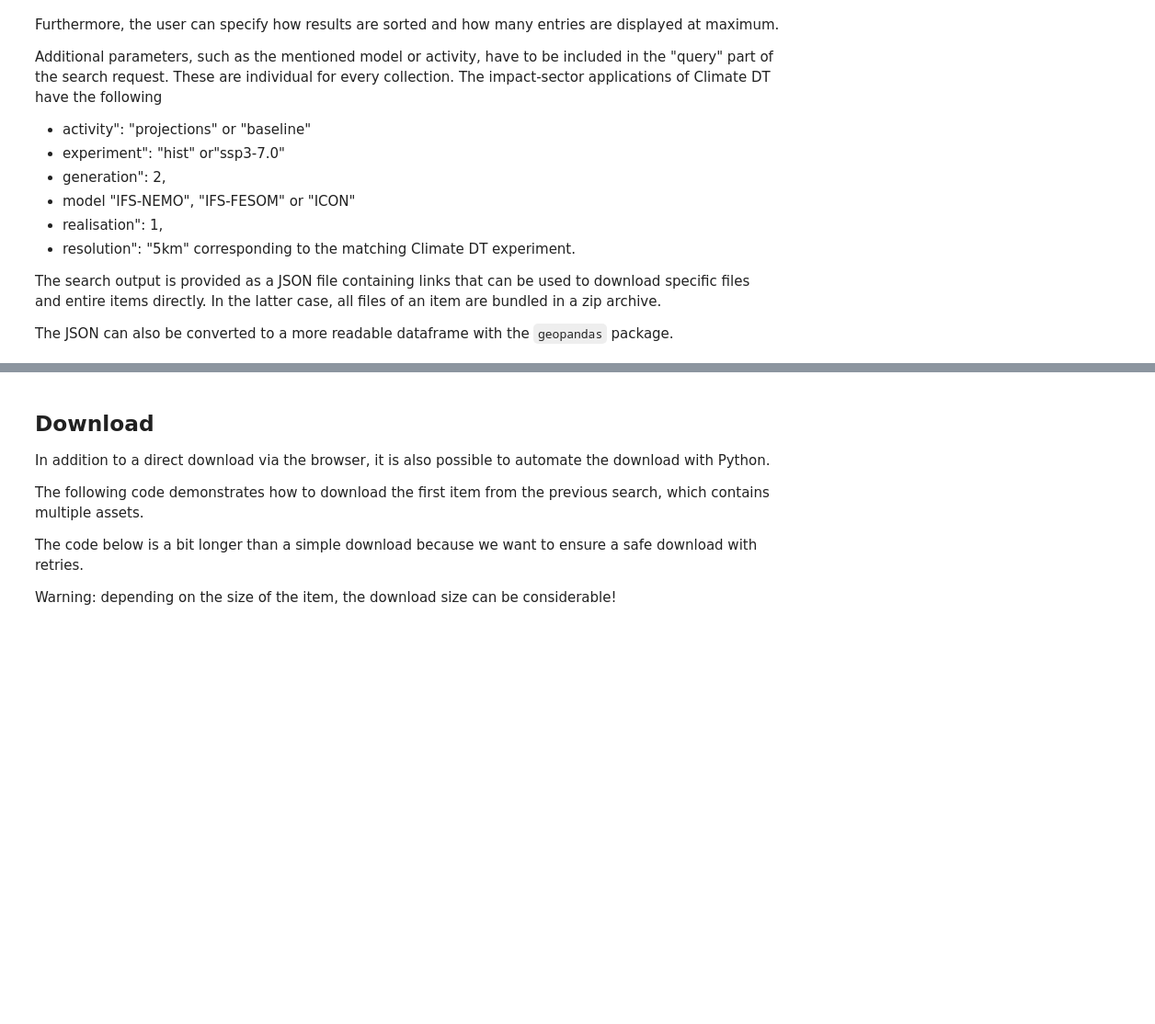
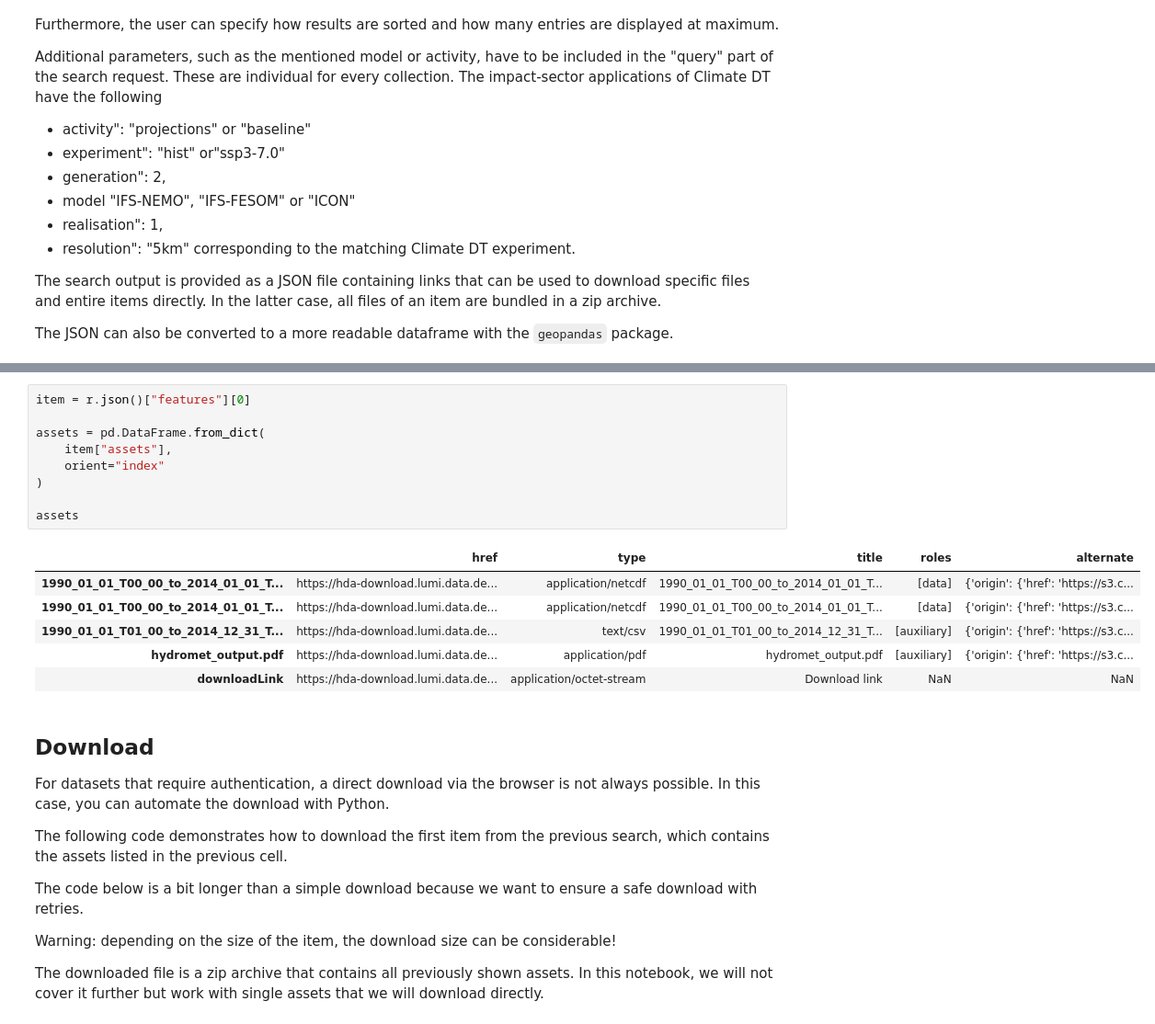
Before and after one commit to DestinE-Climate-DT/climatedt-community-resources, a Jupyter notebook: example_apps/HDA-REST-quick-start-dwd-and-use.ipynb, the cells around one changed output, grey strips where cells are left out. Shown at 92% size. Cells and saved outputs as stored; diff of their text form; blank space fills up the shorter version.

Commit message:
Extend HydroMet notebook

```diff
--- a/example_apps/HDA-REST-quick-start-dwd-and-use.ipynb
+++ b/example_apps/HDA-REST-quick-start-dwd-and-use.ipynb
@@ -188,13 +192,31 @@ df.head()
+# %%
+item = r.json()["features"][0]
+
+assets = pd.DataFrame.from_dict(
+    item["assets"],
+    orient="index"
+)
+
+assets
+# %% [output]
+|  | href | type | title | roles | alternate |
+| 1990_01_01_T00_00_to_2014_01_01_T... | https://hda-download.lumi.data.de... | application/netcdf | 1990_01_01_T00_00_to_2014_01_01_T... | [data] | {'origin': {'href': 'https://s3.c... |
+| 1990_01_01_T00_00_to_2014_01_01_T... | https://hda-download.lumi.data.de... | application/netcdf | 1990_01_01_T00_00_to_2014_01_01_T... | [data] | {'origin': {'href': 'https://s3.c... |
+| 1990_01_01_T01_00_to_2014_12_31_T... | https://hda-download.lumi.data.de... | text/csv | 1990_01_01_T01_00_to_2014_12_31_T... | [auxiliary] | {'origin': {'href': 'https://s3.c... |
+| hydromet_output.pdf | https://hda-download.lumi.data.de... | application/pdf | hydromet_output.pdf | [auxiliary] | {'origin': {'href': 'https://s3.c... |
+| downloadLink | https://hda-download.lumi.data.de... | application/octet-stream | Download link | NaN | NaN |
 # %% [markdown]
 ## Download
 
-In addition to a direct download via the browser, it is also possible to automate the download with Python.
+For datasets that require authentication, a direct download via the browser is not always possible. In this case, you can automate the download with Python.
 
-The following code demonstrates how to download the first item from the previous search, which contains multiple assets.
+The following code demonstrates how to download the first item from the previous search, which contains the assets listed in the previous cell.
 
 The code below is a bit longer than a simple download because we want to ensure a safe download with retries.
 
 Warning: depending on the size of the item, the download size can be considerable!
+
+The downloaded file is a zip archive that contains all previously shown assets. In this notebook, we will not cover it further but work with single assets that we will download directly.
 # %%
 # select the first item in the result to download
 product = r.json()["features"][0]
```
Also changed, not shown: parts of 15 cells of this notebook.
